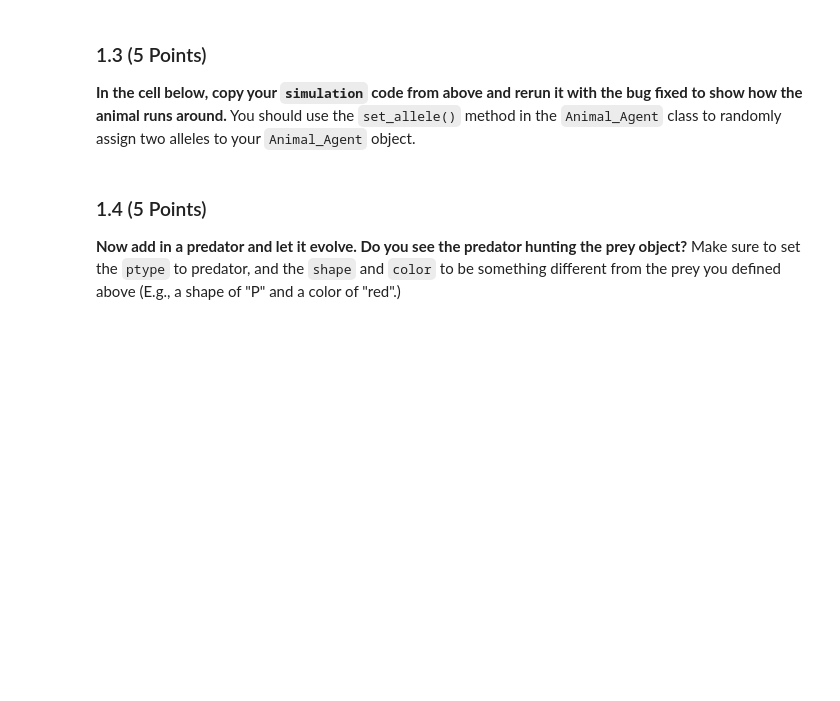
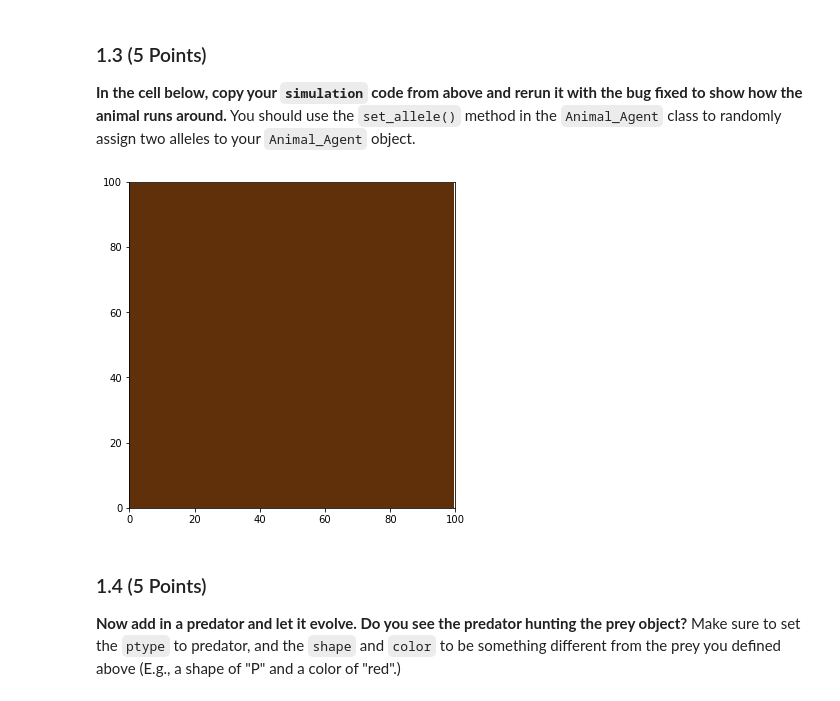
Before and after one commit to romanykw/CMSE202-s23-turnin, a Jupyter notebook: hw-03/HW3_ABMs_STUDENT.ipynb, the cells around one changed output. Saved outputs shown, nothing was run; the diff lists cells and outputs as text; code cells hidden in the pictures; blank space fills up the shorter version.

```diff
--- a/hw-03/HW3_ABMs_STUDENT.ipynb
+++ b/hw-03/HW3_ABMs_STUDENT.ipynb
@@ -81,3 +88,12 @@ Construct a new `Environment` object and a new `Animal_Agent` object. Specify th
+# %%
+#Write your code here
+from numpy import random
+dolly = Animal_Agent(sex="F",color="pink")
+my_world.add_agent(dolly)
+dolly.set_allele(random.randint(1.1),random.randint(1.1))
+my_world.simulate(100)
+# %% [output]
+[figure, added]
 # %% [markdown]
 ### 1.4 (5 Points)
 
```
Also changed, not shown: parts of 17 cells of this notebook, 2 other files.
